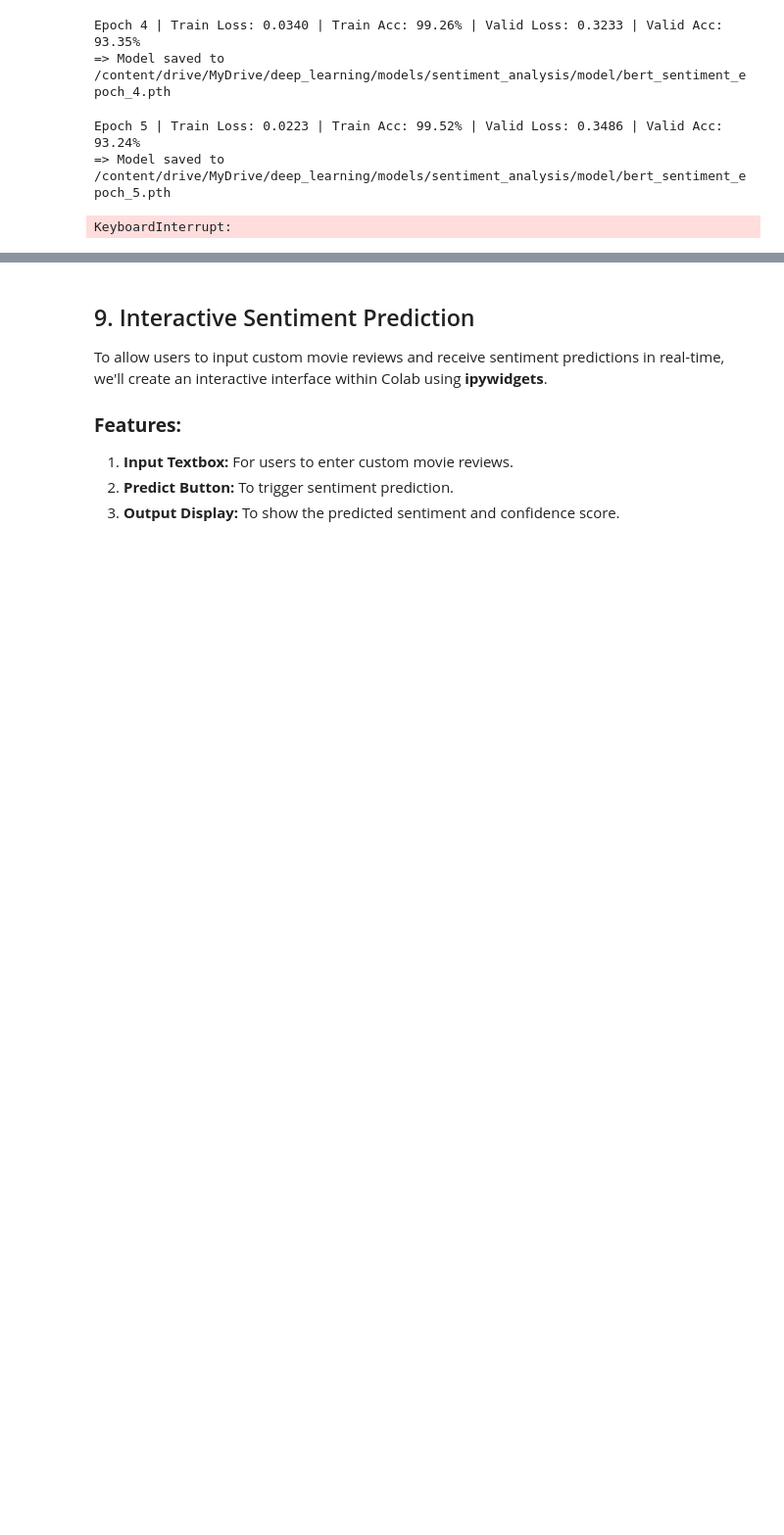
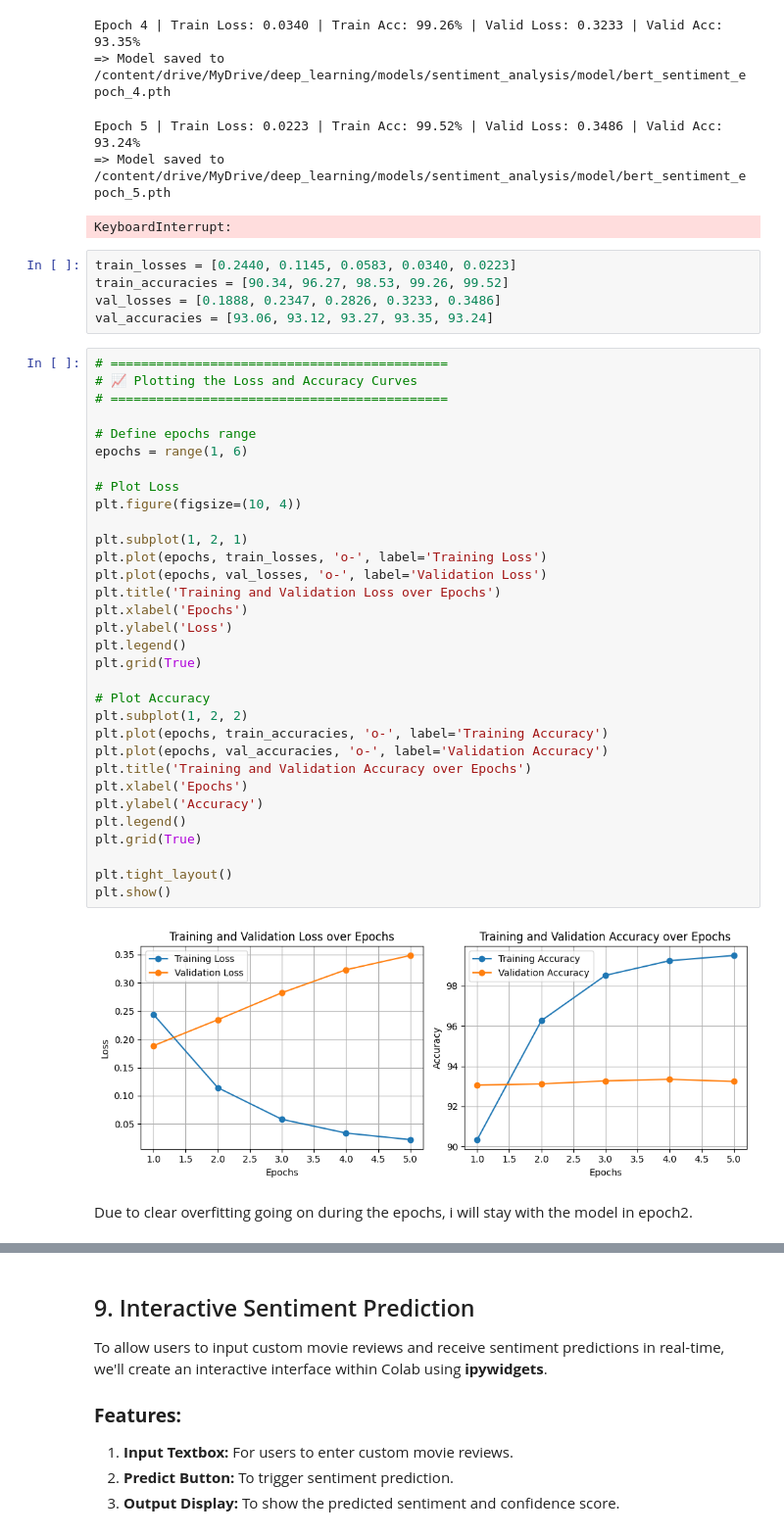
Before and after one commit to amanzoni1/DL_SentimentAnalysis, a Jupyter notebook: sentiment.ipynb, the cells around one changed output, grey strips where cells are left out. Shown at 98% size. Cells and saved outputs as stored; diff of their text form; blank space fills up the shorter version.

```diff
--- a/sentiment.ipynb
+++ b/sentiment.ipynb
@@ -666,6 +665,47 @@ Epoch 4 | Train Loss: 0.0340 | Train Acc: 99.26% | Valid Loss: 0.3233 | Valid Ac
 Epoch 5 | Train Loss: 0.0223 | Train Acc: 99.52% | Valid Loss: 0.3486 | Valid Acc: 93.24%
 => Model saved to /content/drive/MyDrive/deep_learning/models/sentiment_analysis/model/bert_sentiment_epoch_5.pth
 KeyboardInterrupt:
+# %%
+train_losses = [0.2440, 0.1145, 0.0583, 0.0340, 0.0223]
+train_accuracies = [90.34, 96.27, 98.53, 99.26, 99.52]
+val_losses = [0.1888, 0.2347, 0.2826, 0.3233, 0.3486]
+val_accuracies = [93.06, 93.12, 93.27, 93.35, 93.24]
+# %%
+# ============================================
+# 📈 Plotting the Loss and Accuracy Curves
+# ============================================
+
+# Define epochs range
+epochs = range(1, 6)
+
+# Plot Loss
+plt.figure(figsize=(10, 4))
+
+plt.subplot(1, 2, 1)
+plt.plot(epochs, train_losses, 'o-', label='Training Loss')
+plt.plot(epochs, val_losses, 'o-', label='Validation Loss')
+plt.title('Training and Validation Loss over Epochs')
+plt.xlabel('Epochs')
+plt.ylabel('Loss')
+plt.legend()
+plt.grid(True)
+
+# Plot Accuracy
+plt.subplot(1, 2, 2)
+plt.plot(epochs, train_accuracies, 'o-', label='Training Accuracy')
+plt.plot(epochs, val_accuracies, 'o-', label='Validation Accuracy')
+plt.title('Training and Validation Accuracy over Epochs')
+plt.xlabel('Epochs')
+plt.ylabel('Accuracy')
+plt.legend()
+plt.grid(True)
+
+plt.tight_layout()
+plt.show()
+# %% [output]
+[figure, added]
+# %% [markdown]
+Due to clear overfitting going on during the epochs, i will stay with the model in epoch2.
 # %% [markdown]
 ### 8. Model Evaluation and Visualization
 
```
Also changed, not shown: parts of 19 cells of this notebook.
